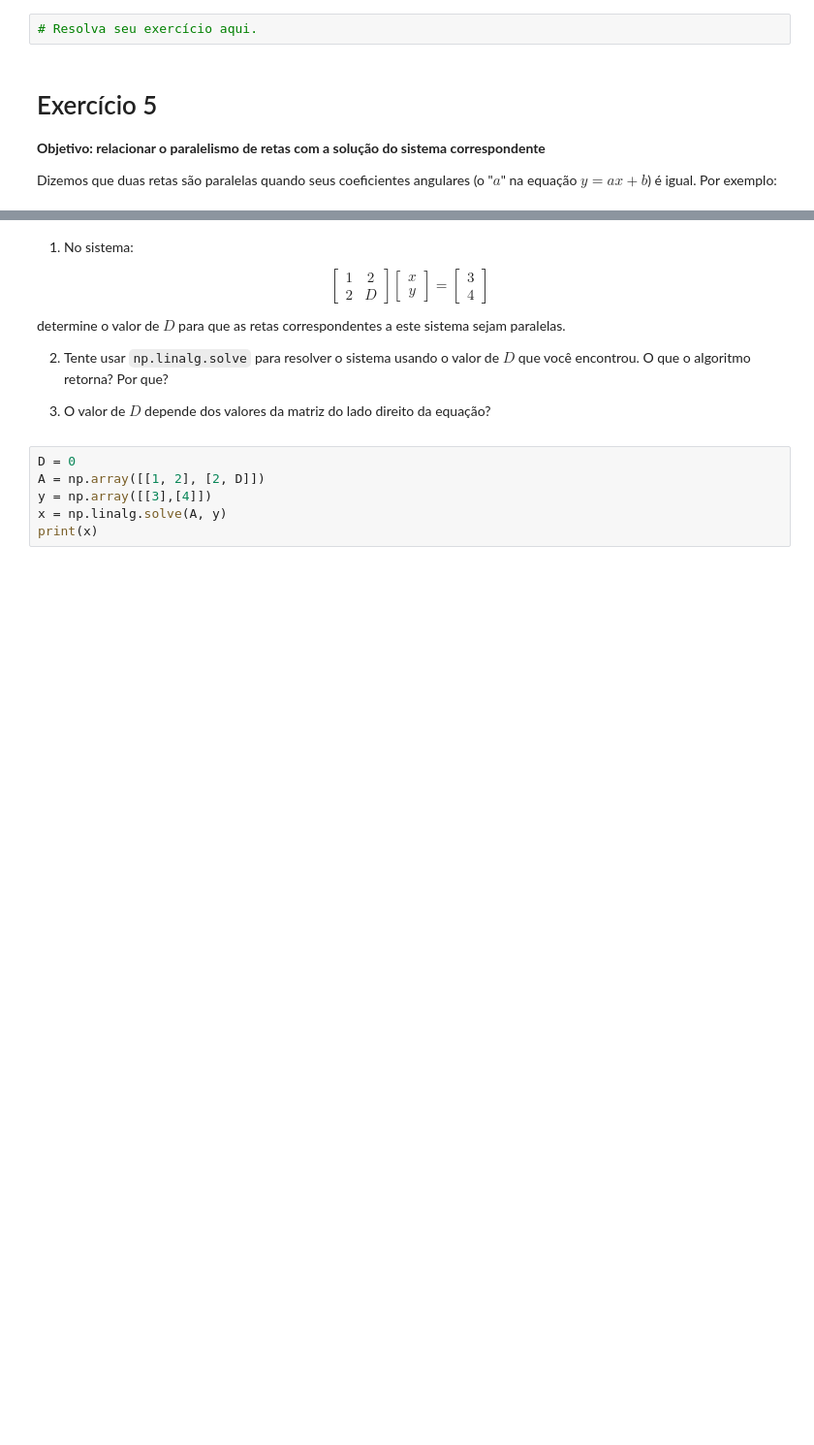
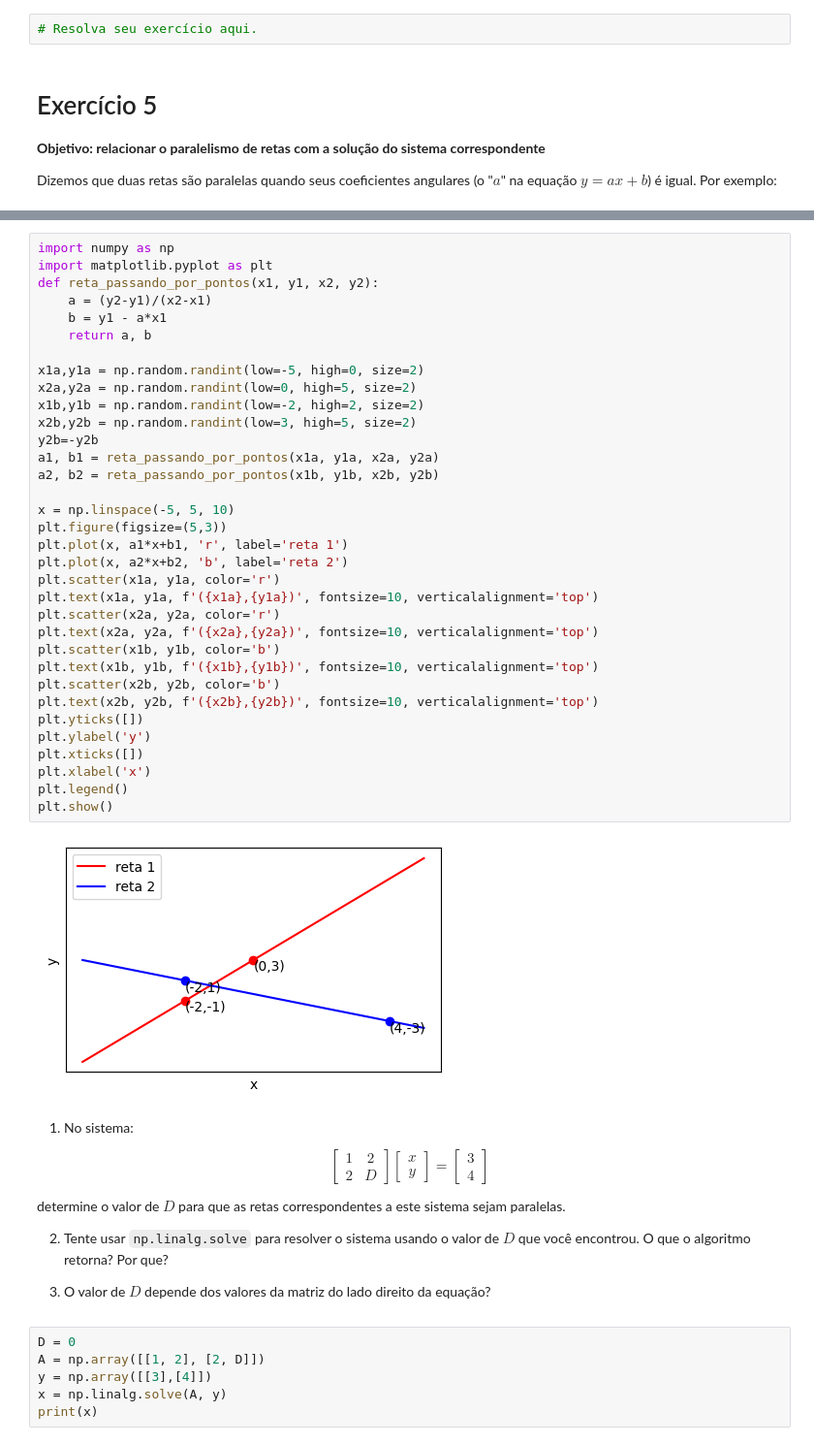
Before and after one commit to tiagoft/alglin, a Jupyter notebook: Aula3/03-geometria_analitica.ipynb, the cells around one changed output, grey strips where cells are left out. Shown at 97% size. Saved outputs shown, nothing was run; the diff lists cells and outputs as text; blank space fills up the shorter version.

```diff
--- a/Aula3/03-geometria_analitica.ipynb
+++ b/Aula3/03-geometria_analitica.ipynb
@@ -157,3 +172,39 @@ plt.show()
+# %%
+import numpy as np
+import matplotlib.pyplot as plt
+def reta_passando_por_pontos(x1, y1, x2, y2):
+    a = (y2-y1)/(x2-x1)
+    b = y1 - a*x1
+    return a, b
+
+x1a,y1a = np.random.randint(low=-5, high=0, size=2)
+x2a,y2a = np.random.randint(low=0, high=5, size=2)
+x1b,y1b = np.random.randint(low=-2, high=2, size=2)
+x2b,y2b = np.random.randint(low=3, high=5, size=2)
+y2b=-y2b
+a1, b1 = reta_passando_por_pontos(x1a, y1a, x2a, y2a)
+a2, b2 = reta_passando_por_pontos(x1b, y1b, x2b, y2b)
+
+x = np.linspace(-5, 5, 10)
+plt.figure(figsize=(5,3))
+plt.plot(x, a1*x+b1, 'r', label='reta 1')
+plt.plot(x, a2*x+b2, 'b', label='reta 2')
+plt.scatter(x1a, y1a, color='r')
+plt.text(x1a, y1a, f'({x1a},{y1a})', fontsize=10, verticalalignment='top')
+plt.scatter(x2a, y2a, color='r')
+plt.text(x2a, y2a, f'({x2a},{y2a})', fontsize=10, verticalalignment='top')
+plt.scatter(x1b, y1b, color='b')
+plt.text(x1b, y1b, f'({x1b},{y1b})', fontsize=10, verticalalignment='top')
+plt.scatter(x2b, y2b, color='b')
+plt.text(x2b, y2b, f'({x2b},{y2b})', fontsize=10, verticalalignment='top')
+plt.yticks([])
+plt.ylabel('y')
+plt.xticks([])
+plt.xlabel('x')
+plt.legend()
+plt.show()
+# %% [output]
+[figure, added]
 # %% [markdown]
 1. No sistema:
 
```
Also changed, not shown: parts of 3 cells of this notebook, 4 other files.
